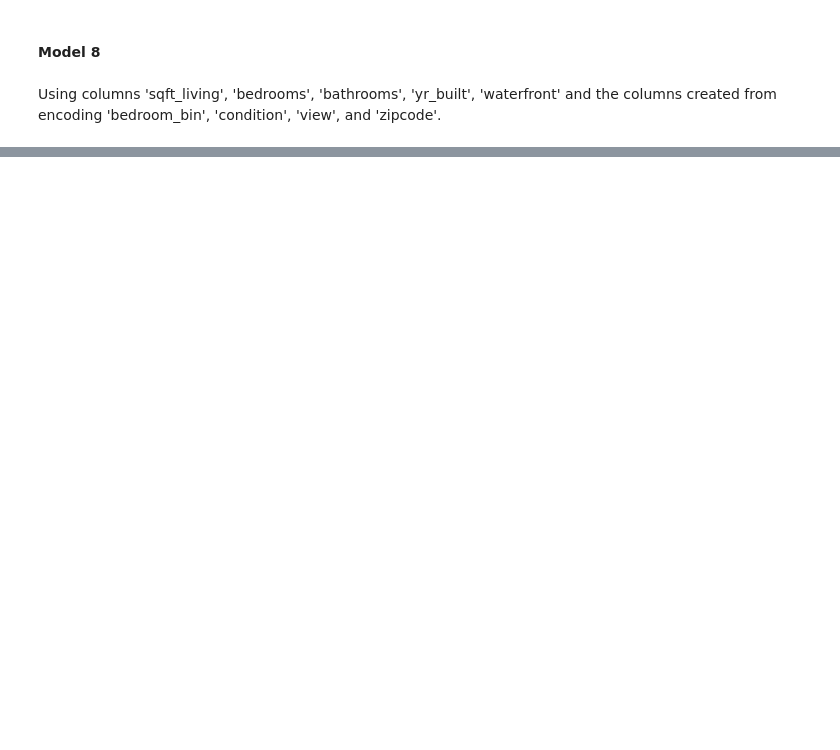
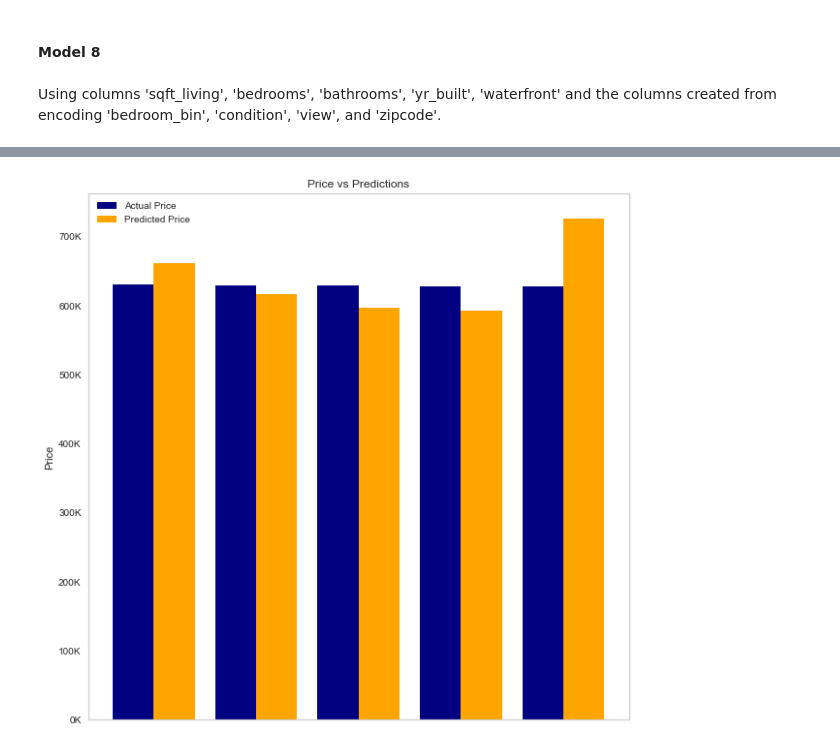
Before and after one commit to ssaeed85/dsc-ph2-KingsCountyRealEstate, a Jupyter notebook: Workspace/Zach/Jupyter_Final copy.ipynb, the cells around one changed output, grey strips where cells are left out. Cells and saved outputs as stored; diff of their text form; code cells hidden in the pictures; blank space fills up the shorter version.

```diff
--- a/Workspace/Zach/Jupyter_Final copy.ipynb
+++ b/Workspace/Zach/Jupyter_Final copy.ipynb
@@ -597,23 +914,28 @@ vis_data.sort_values(by='price', ascending=False)[925:930]
 # %%
 # Visualization
 y = np.arange(5)
 h = 0.6
 
 fig, ax = plt.subplots(figsize=(10,10))
 
 
 ax.set_title(f'Price vs Predictions')
 ax.set_ylabel('Price')
-ax.set_xlabel('Examples')
+ax.get_xaxis().set_visible(False)
 
 ax.yaxis.set_major_formatter(ticker.StrMethodFormatter('${x:,.0f}'))
-ax.bar(y-h/3, vis_data.sort_values(by='price', ascending=False)[925:930]['price'], h/1.5)
+ax.bar(y-h/3, vis_data.sort_values(by='price', ascending=False)[925:930]['price'], h/1.5, color='navy')
 ax.bar(y+h/3, vis_data.sort_values(by='price', ascending=False)[925:930]['prediction'], h/1.5, color='orange')
+
+ylabels = ['{:,.0f}'.format(x) + 'K' for x in ax.get_yticks()/1000]
+ax.set_yticklabels(ylabels)
 
 ax.legend(['Actual Price', 'Predicted Price']);
 ax.grid(False)
 
 fig.savefig('../../images/price_vs_preds.jpg',
             transparent = False,bbox_inches="tight");
+# %% [output]
+[figure, added]
 # %%
 df['bedrooms'].value_counts()
```
Also changed, not shown: parts of 56 cells of this notebook, 3 other files.
